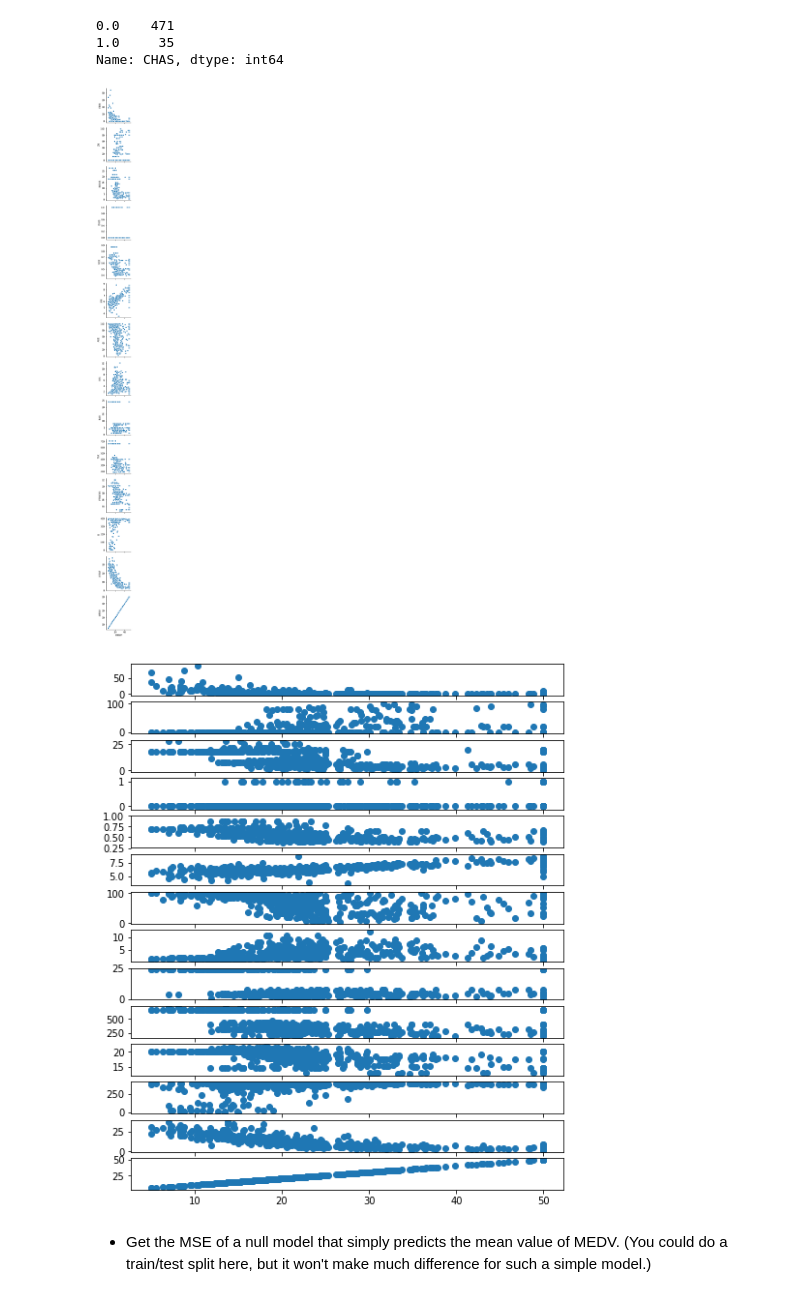
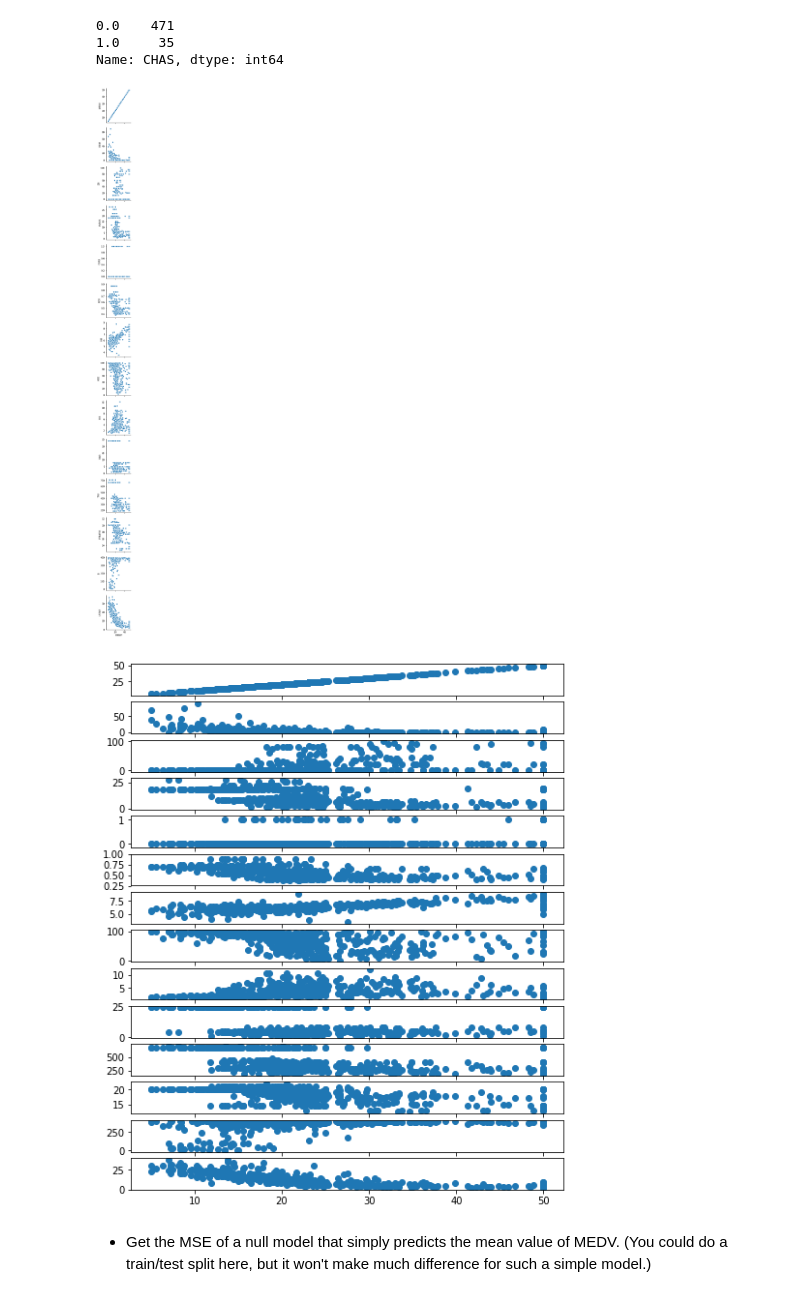
Before and after one commit to tstrait/Unit3_Project, a Jupyter notebook: linreg_knn_project.ipynb, the cells around one changed output. Drawn from its saved outputs; the diff is of its cells as text; code cells hidden in the pictures.

```diff
--- a/linreg_knn_project.ipynb
+++ b/linreg_knn_project.ipynb
@@ -68,7 +68,8 @@ Boston data is from scikit-learn, so it ought to be pretty clean, but we should
 - Plot of the distribution of each column (e.g. histogram, bar plot, or box plot)
 - Scatterplot of each column with median price
 # %%
-print("Shape:", X.shape, '\n')
-print("Types:", X.dtypes, '\n')
-print("Null counts:", X.isnull().sum(), '\n')
+boston = pd.concat([y,X], axis=1)
+print("Shape:", boston.shape, '\n')
+print("Types:", boston.dtypes, '\n')
+print("Null counts:", boston.isnull().sum(), '\n')
 # %% [output]
@@ -134,19 +136,18 @@ Name: CHAS, dtype: int64
 #Seaborn:
 import seaborn as sns
 
-X['MEDV'] = y
-g=sns.pairplot(X,
-              y_vars = X.columns,
+g=sns.pairplot(boston,
+              y_vars = boston.columns,
               x_vars = 'MEDV');
 # %% [output]
-[figure, old version]
+[figure, new version]
 # %%
 #Matplotlib:
 fig, axes = plt.subplots(nrows = 14, ncols = 1, figsize = (8,10))
-for i, yvar in enumerate(X.columns):
-    axes[i].scatter(X['MEDV'],X[yvar])
+for i, yvar in enumerate(boston.columns):
+    axes[i].scatter(boston['MEDV'],boston[yvar])
 # %% [output]
-[figure, old version]
+[figure, new version]
 # %% [markdown]
 - Get the MSE of a null model that simply predicts the mean value of MEDV. (You could do a train/test split here, but it won't make much difference for such a simple model.)
 # %%
```
Also changed, not shown: parts of 13 cells of this notebook.
